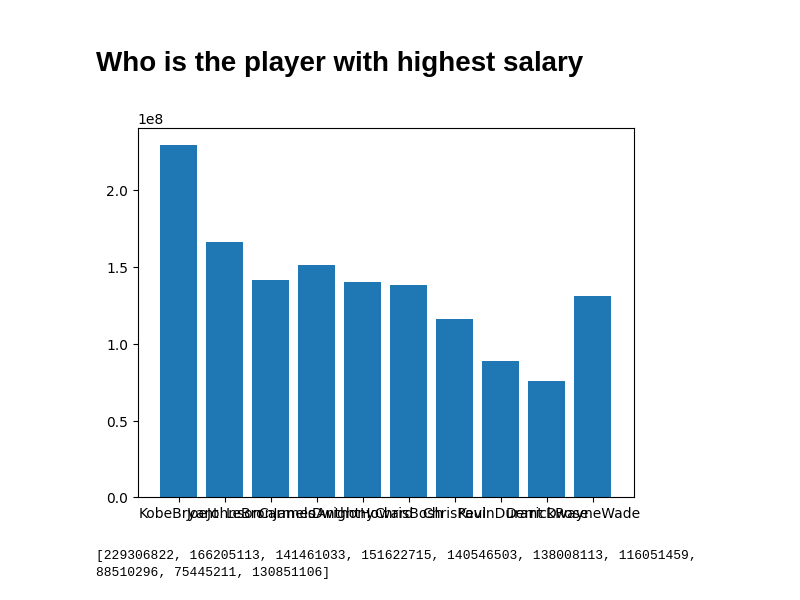
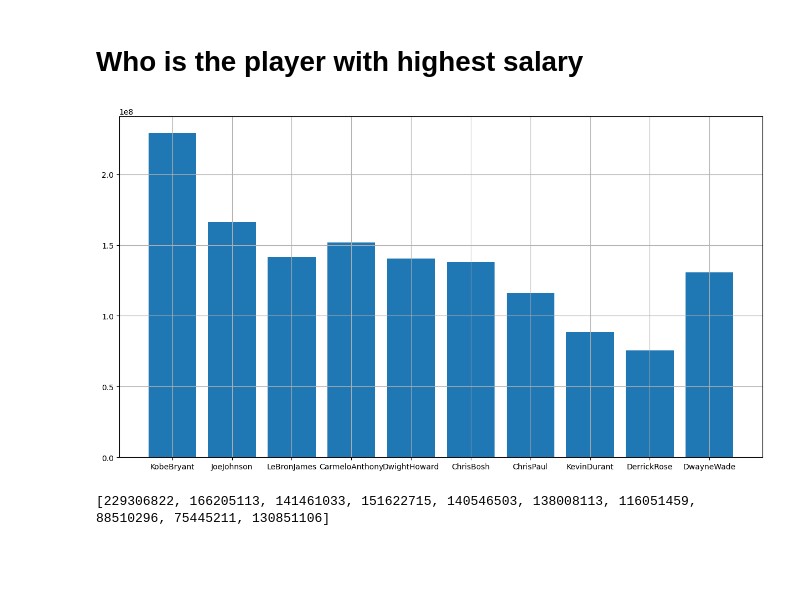
Before and after one commit to RyannKim327/Python-Programming-Compillation, a Jupyter notebook: Data Structures and Algorithm/Jupyter Notebook/basketball.ipynb, the cells around one changed output. Saved outputs shown, nothing was run; the diff lists cells and outputs as text; code cells hidden in the pictures; blank space fills up the shorter version.

```diff
--- a/Data Structures and Algorithm/Jupyter Notebook/basketball.ipynb
+++ b/Data Structures and Algorithm/Jupyter Notebook/basketball.ipynb
@@ -184,11 +185,12 @@ The graph shows that the most efficient player is Derrick Rose
 # %%
 salaries = []
 for i in salary:
     salaries.append(np.sum(i))
-plt.figure(fig)
+plt.figure(figsize=(15, 8))
 plt.bar(Players, salaries)
+plt.grid()
 plt.show()
 print(salaries)
 # %% [output]
-[figure, old version]
+[figure, new version]
 [229306822, 166205113, 141461033, 151622715, 140546503, 138008113, 116051459, 88510296, 75445211, 130851106]
```
Also changed, not shown: parts of 1 cell of this notebook.
